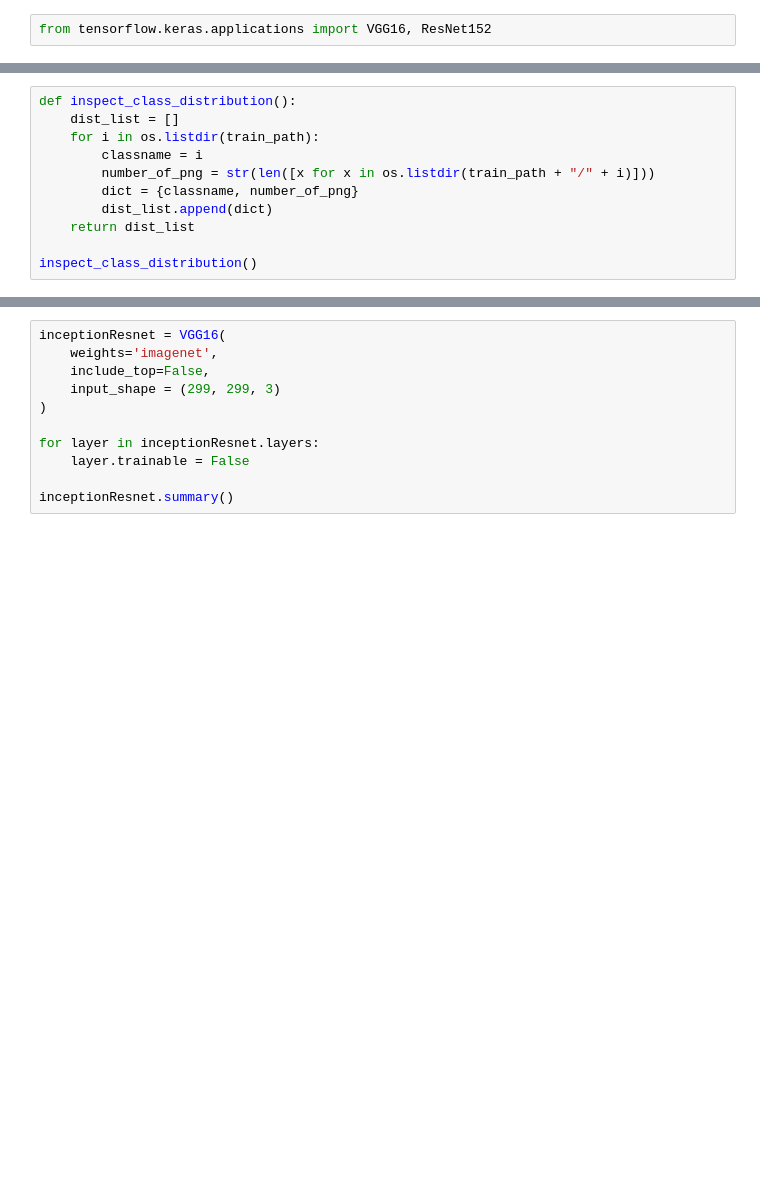
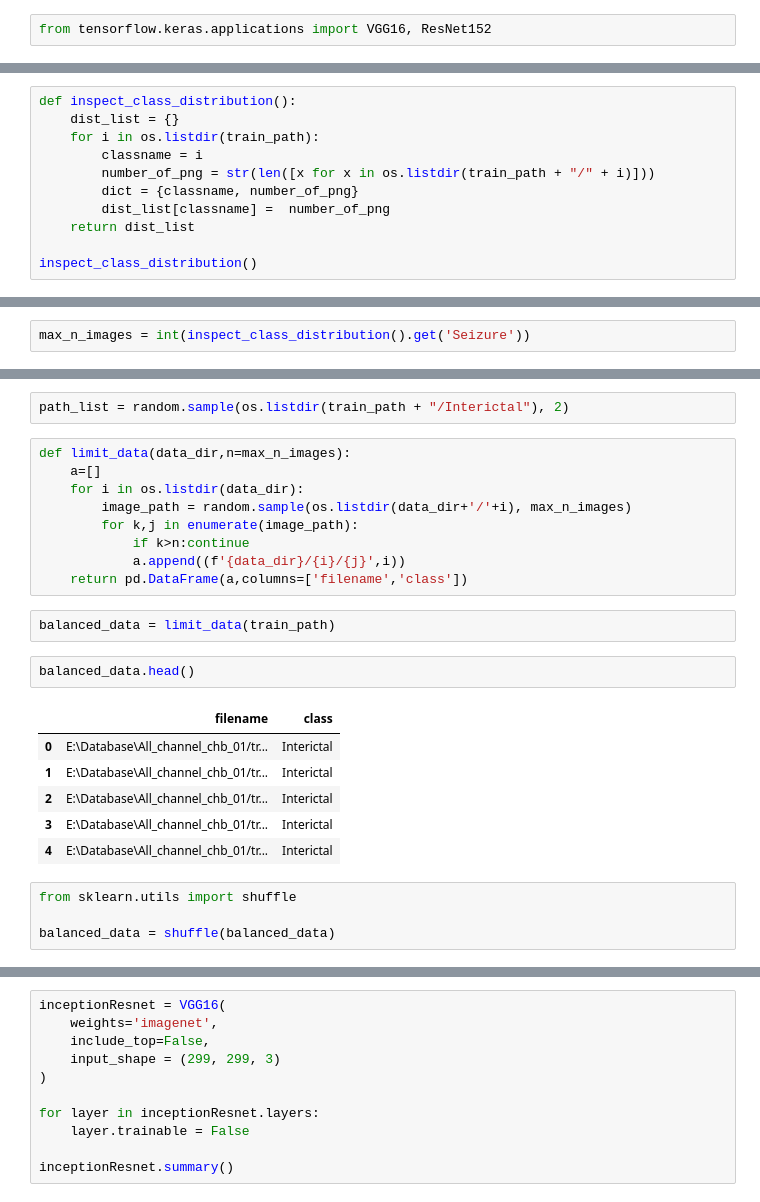
Before and after one commit to nikl1425/DeepLearning_Master, a Jupyter notebook: models/VGG16/vgg16_single_pat_only_sz.ipynb, the cells around one changed output, grey strips where cells are left out. Drawn from its saved outputs; the diff is of its cells as text; blank space fills up the shorter version.

```diff
--- a/models/VGG16/vgg16_single_pat_only_sz.ipynb
+++ b/models/VGG16/vgg16_single_pat_only_sz.ipynb
@@ -107,11 +92,11 @@ labels
 # %%
 def inspect_class_distribution():
-    dist_list = []
+    dist_list = {}
     for i in os.listdir(train_path):
         classname = i
         number_of_png = str(len([x for x in os.listdir(train_path + "/" + i)]))
         dict = {classname, number_of_png}
-        dist_list.append(dict)
+        dist_list[classname] =  number_of_png
     return dist_list
 
 inspect_class_distribution()
@@ -122,0 +108,2 @@ inspect_class_distribution()
+# %%
+max_n_images = int(inspect_class_distribution().get('Seizure'))
@@ -122,0 +129,26 @@ inspect_class_distribution()
+# %%
+path_list = random.sample(os.listdir(train_path + "/Interictal"), 2)
+# %%
+def limit_data(data_dir,n=max_n_images):
+    a=[]
+    for i in os.listdir(data_dir):
+        image_path = random.sample(os.listdir(data_dir+'/'+i), max_n_images)
+        for k,j in enumerate(image_path):
+            if k>n:continue
+            a.append((f'{data_dir}/{i}/{j}',i))
+    return pd.DataFrame(a,columns=['filename','class'])
+# %%
+balanced_data = limit_data(train_path)
+# %%
+balanced_data.head()
+# %% [output]
+|  | filename | class |
+| 0 | E:\Database\All_channel_chb_01/tr... | Interictal |
+| 1 | E:\Database\All_channel_chb_01/tr... | Interictal |
+| 2 | E:\Database\All_channel_chb_01/tr... | Interictal |
+| 3 | E:\Database\All_channel_chb_01/tr... | Interictal |
+| 4 | E:\Database\All_channel_chb_01/tr... | Interictal |
+# %%
+from sklearn.utils import shuffle
+
+balanced_data = shuffle(balanced_data)
```
Also changed, not shown: parts of 41 cells of this notebook, 3 other files.
